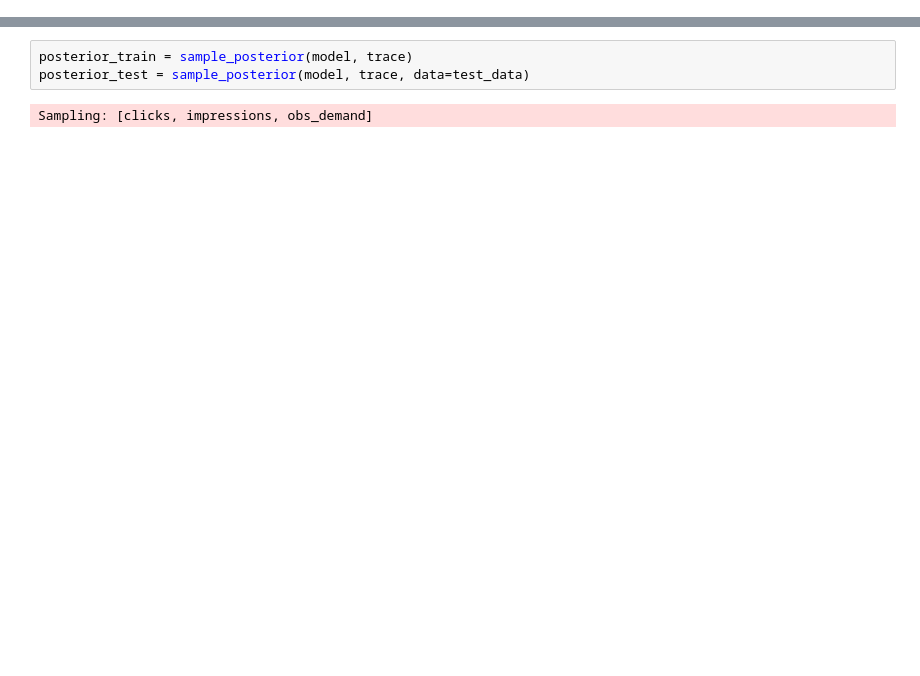
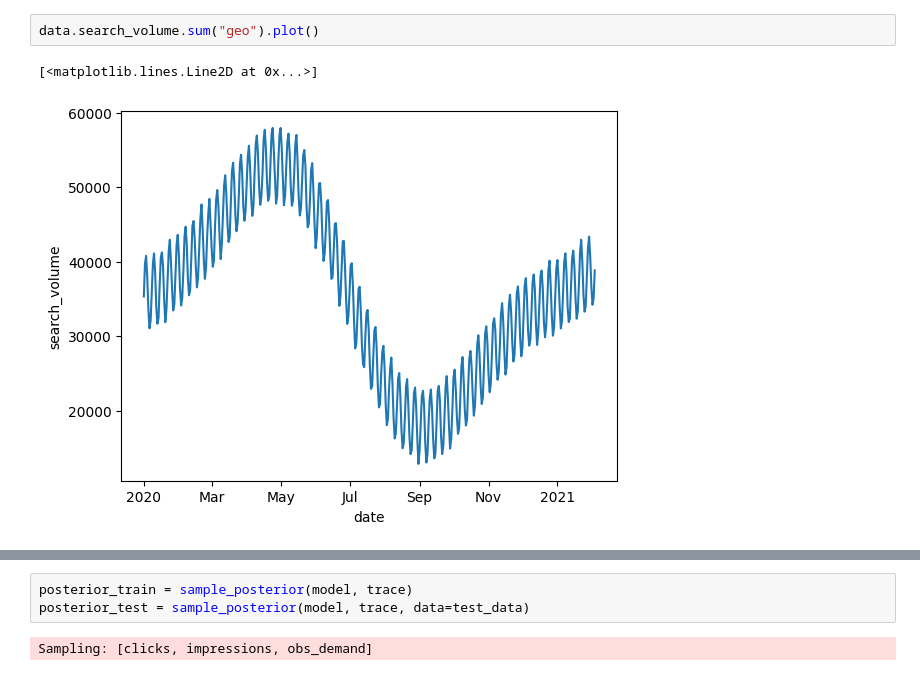
Before and after one commit to redam94/search-click-prediction, a Jupyter notebook: notebooks/test_model.ipynb, the cells around one changed output, grey strips where cells are left out. Drawn from its saved outputs; the diff is of its cells as text; blank space fills up the shorter version.

```diff
--- a/notebooks/test_model.ipynb
+++ b/notebooks/test_model.ipynb
@@ -497,0 +33,5 @@ def sample_posterior(model, trace, data=None):
+# %%
+data.search_volume.sum("geo").plot()
+# %% [output]
+[<matplotlib.lines.Line2D at 0x...>]
+[figure, added]
```
Also changed, not shown: parts of 57 cells of this notebook, 5 other files.
